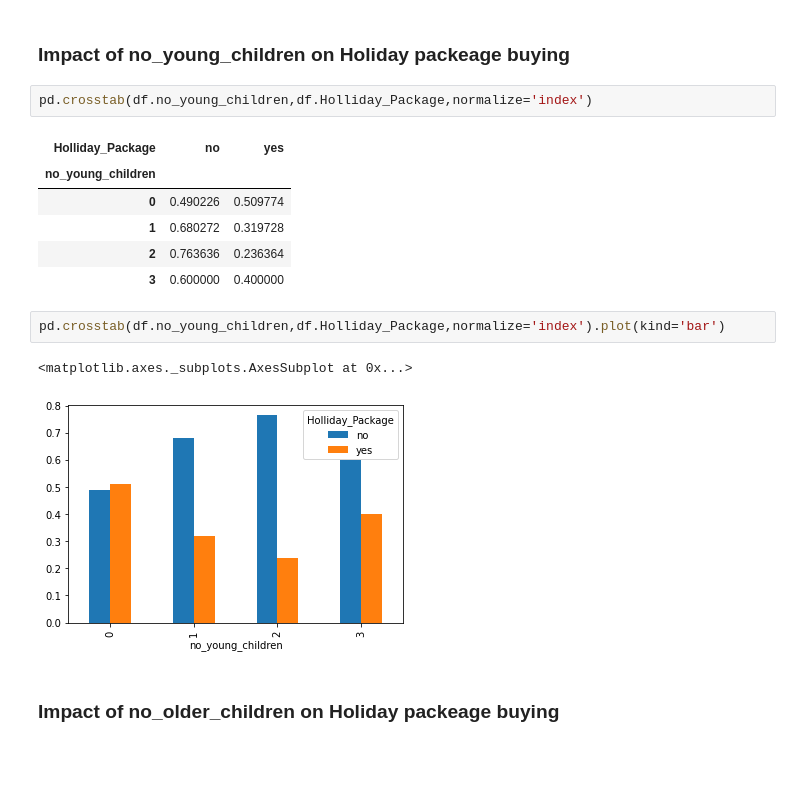
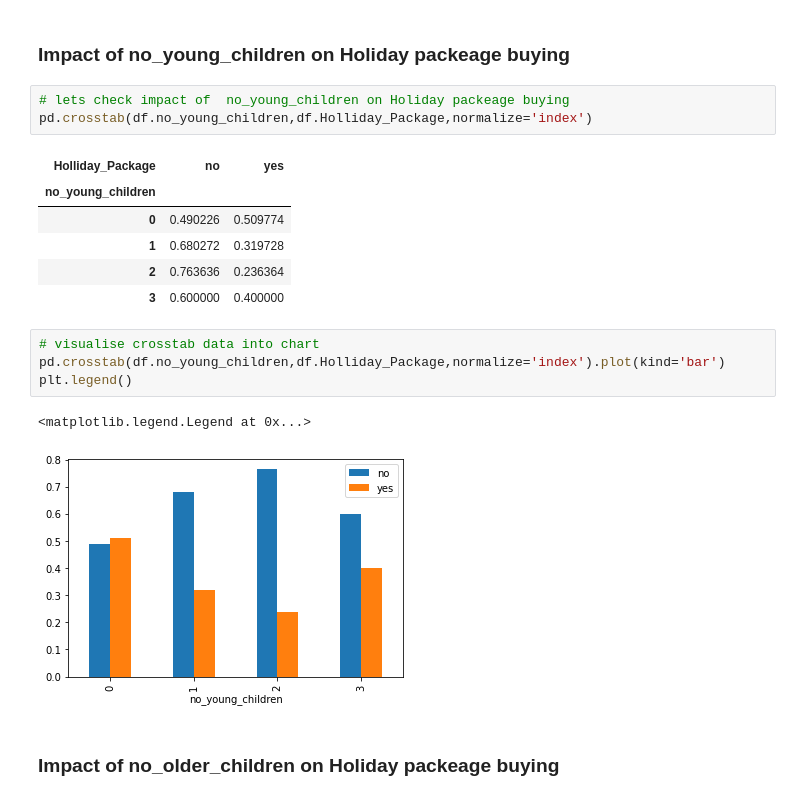
Before and after one commit to BharatKanzariya/Freelancer_Project, a Jupyter notebook: 2. Holiday_Package_Analysis/Holiday_Package_Analysis.ipynb, the cells around one changed output. Drawn from its saved outputs; the diff is of its cells as text; blank space fills up the shorter version.

```diff
--- a/2. Holiday_Package_Analysis/Holiday_Package_Analysis.ipynb
+++ b/2. Holiday_Package_Analysis/Holiday_Package_Analysis.ipynb
@@ -145,6 +156,7 @@ pd.crosstab(df.foreign,df.Holliday_Package,normalize='index').plot(kind='bar')
 # %% [markdown]
 ### Impact of  no_young_children on Holiday packeage buying
 # %%
+# lets check impact of  no_young_children on Holiday packeage buying
 pd.crosstab(df.no_young_children,df.Holliday_Package,normalize='index')
 # %% [output]
 | Holliday_Package | no | yes |
@@ -154,9 +166,11 @@ pd.crosstab(df.no_young_children,df.Holliday_Package,normalize='index')
 | 2 | 0.763636 | 0.236364 |
 | 3 | 0.600000 | 0.400000 |
 # %%
+# visualise crosstab data into chart
 pd.crosstab(df.no_young_children,df.Holliday_Package,normalize='index').plot(kind='bar')
+plt.legend()
 # %% [output]
-<matplotlib.axes._subplots.AxesSubplot at 0x...>
+<matplotlib.legend.Legend at 0x...>
-[figure, old version]
+[figure, new version]
 # %% [markdown]
 ### Impact of  no_older_children on Holiday packeage buying
```
Also changed, not shown: parts of 91 cells of this notebook, 1 other file.
